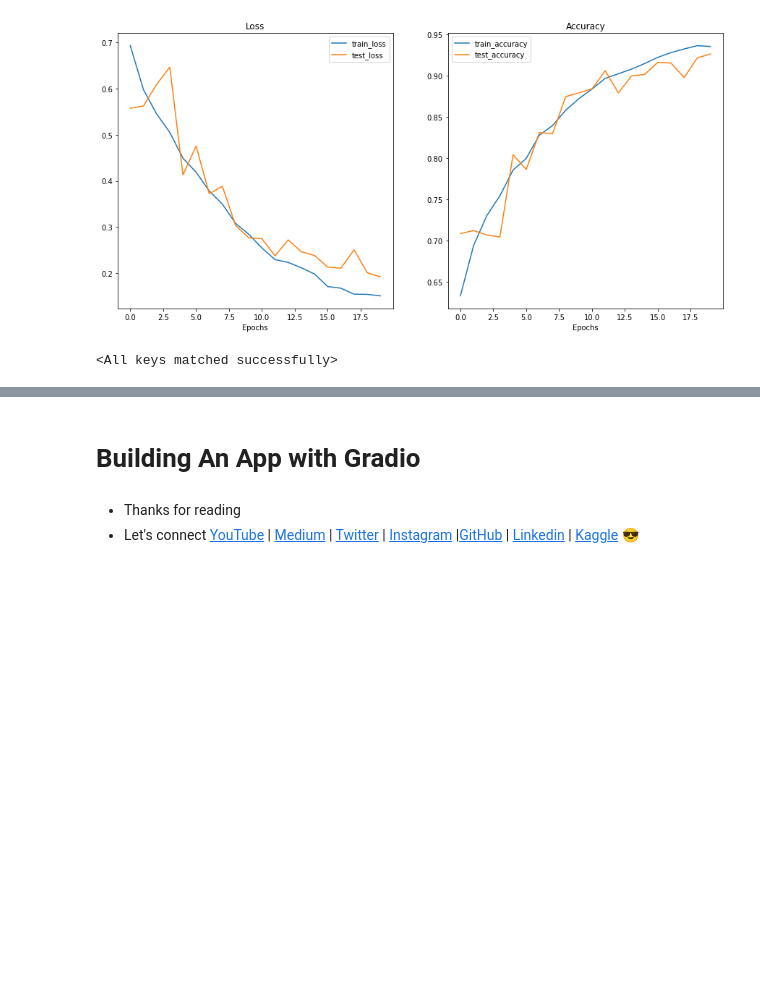
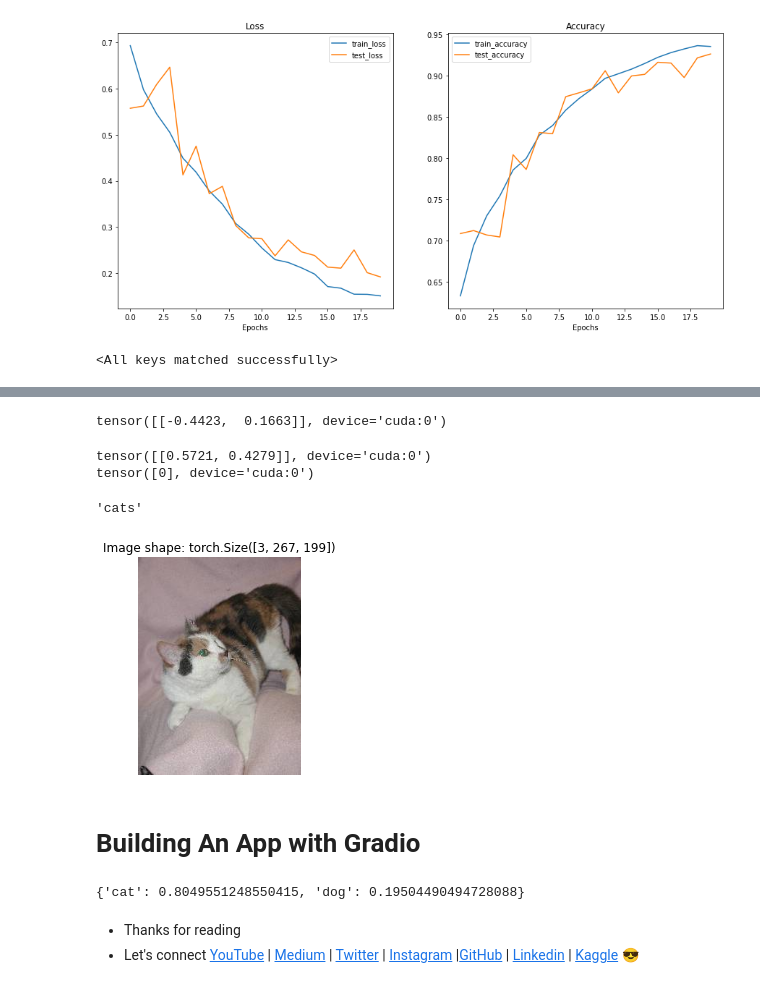
Before and after one commit to TirendazAcademy/Deep-Learning-with-PyTorch, a Jupyter notebook: pytorch_examples.ipynb, the cells around one changed output, grey strips where cells are left out. Drawn from its saved outputs; the diff is of its cells as text; code cells hidden in the pictures; blank space fills up the shorter version.

```diff
--- a/pytorch_examples.ipynb
+++ b/pytorch_examples.ipynb
@@ -383,2 +445,52 @@ model.load_state_dict(torch.load(PATH))
+# %%
+import torchvision
+custom_image_path = f"{image_path}/test_set/test_set/cats/cat.4001.jpg"
+
+# Load in custom image and convert the tensor values to float32
+custom_image = torchvision.io.read_image(str(custom_image_path)).type(torch.float32)
+custom_image = custom_image / 255.
+custom_image_transform = transforms.Compose([
+    transforms.Resize(IMAGE_SIZE),
+])
+# Transform target image
+custom_image_transformed = custom_image_transform(custom_image)
+with torch.no_grad():
+    pred = model(img_single.to(device))
+    print(pred)
+# %% [output]
+tensor([[-0.4423,  0.1663]], device='cuda:0')
+# %%
+import torchvision
+custom_image_path = f"{image_path}/test_set/test_set/cats/cat.4012.jpg"
+class_names = train_data.classes
+# Load in custom image and convert the tensor values to float32
+custom_image = torchvision.io.read_image(str(custom_image_path)).type(torch.float32)
+custom_image = custom_image / 255.
+custom_image_transform = transforms.Compose([
+    transforms.Resize(IMAGE_SIZE),
+])
+# Transform target image
+custom_image_transformed = custom_image_transform(custom_image)
+
+with torch.no_grad():
+    # Make a prediction on image with an extra dimension
+    custom_image_pred = model(custom_image_transformed.unsqueeze(dim=0).to(device))
+custom_image_pred_probs = torch.softmax(custom_image_pred, dim=1)
+print(custom_image_pred_probs )
+custom_image_pred_label = torch.argmax(custom_image_pred_probs, dim=1)
+print(custom_image_pred_label)
+custom_image_pred_class = class_names[custom_image_pred_label.cpu()] # put pred label to CPU, otherwise will error
+custom_image_pred_class
+# %% [output]
+tensor([[0.5721, 0.4279]], device='cuda:0')
+tensor([0], device='cuda:0')
+'cats'
+# %%
+# Plot custom image
+plt.imshow(custom_image.permute(1, 2, 0)) # need to permute image dimensions from CHW -> HWC otherwise matplotlib will error
+plt.title(f"Image shape: {custom_image.shape}")
+plt.axis(False);
+# %% [output]
+[figure, added]
 # %% [markdown]
 # Building An App with Gradio
@@ -396,4 +508,8 @@ def predict(inp):
   return confidences
+# %%
+predict(img_cat)
+# %% [output]
+{'cat': 0.8049551248550415, 'dog': 0.19504490494728088}
 # %%
 !pip install gradio
 # %%
```
Also changed, not shown: parts of 5 cells of this notebook.
